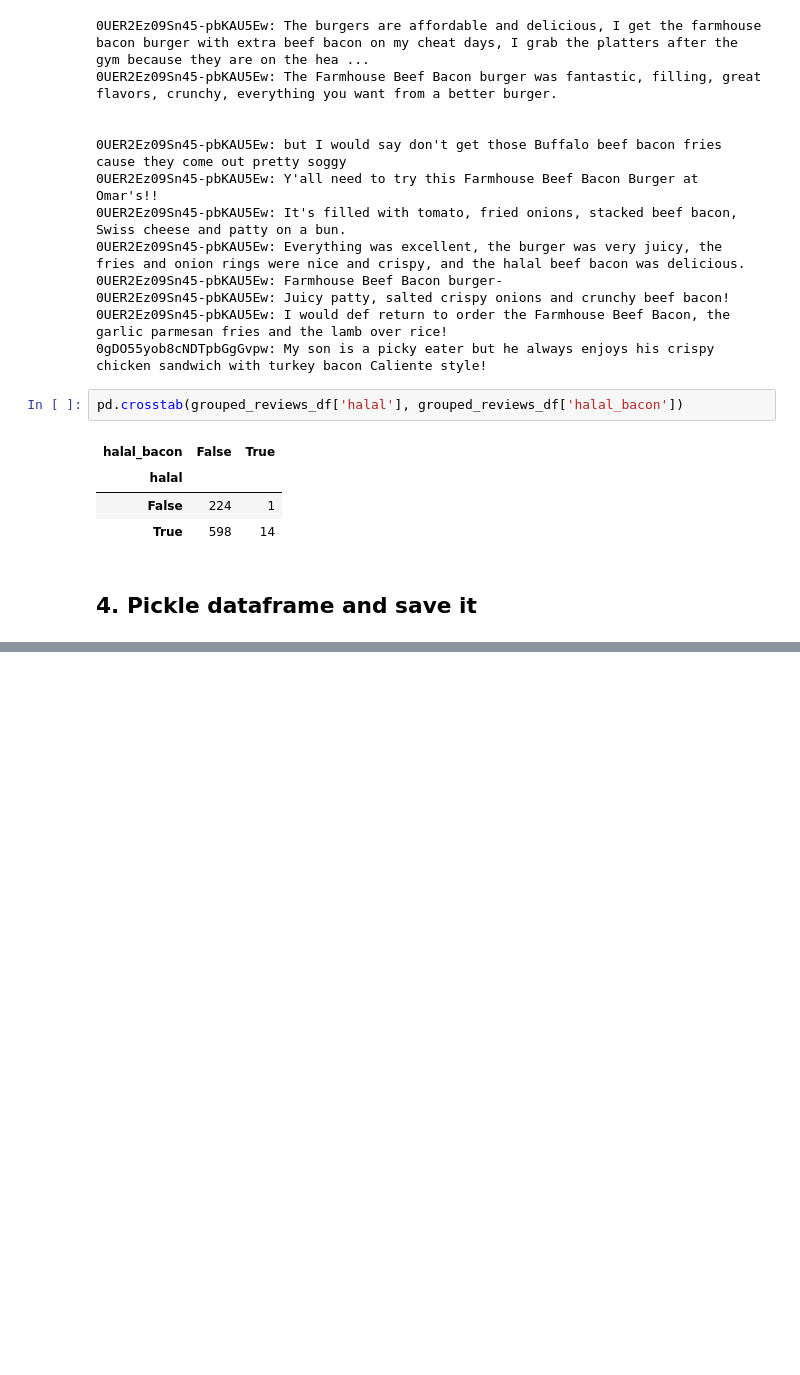
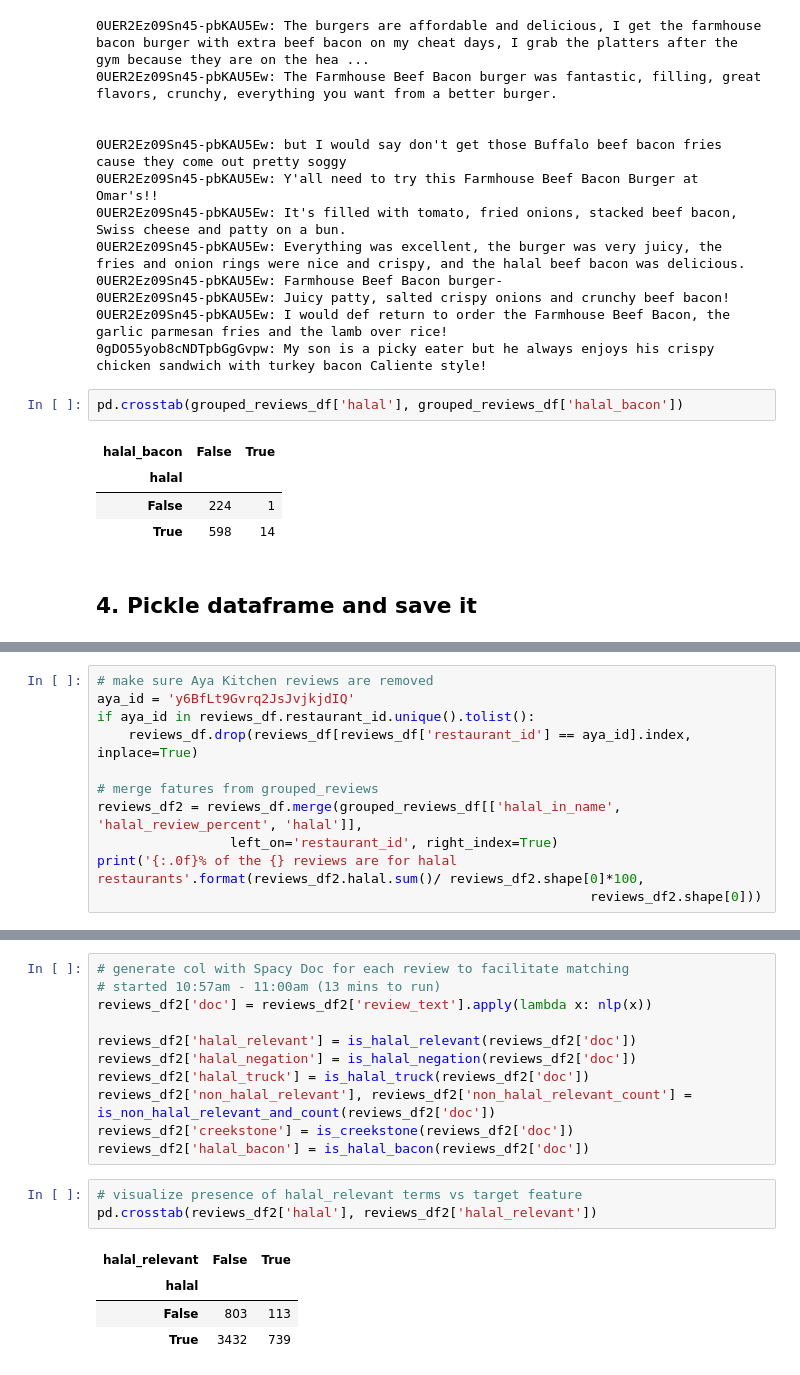
Before and after one commit to WAzaizeh/Halal_o_Meter, a Jupyter notebook: src/features/feature_engineering/Feature_Engineering_2.ipynb, the cells around one changed output, grey strips where cells are left out. Drawn from its saved outputs; the diff is of its cells as text; blank space fills up the shorter version.

```diff
--- a/src/features/feature_engineering/Feature_Engineering_2.ipynb
+++ b/src/features/feature_engineering/Feature_Engineering_2.ipynb
@@ -420,0 +425,11 @@ to_pickle_df.to_pickle(file_name)
+# %%
+# make sure Aya Kitchen reviews are removed
+aya_id = 'y6BfLt9Gvrq2JsJvjkjdIQ'
+if aya_id in reviews_df.restaurant_id.unique().tolist():
+    reviews_df.drop(reviews_df[reviews_df['restaurant_id'] == aya_id].index, inplace=True)
+
+# merge fatures from grouped_reviews
+reviews_df2 = reviews_df.merge(grouped_reviews_df[['halal_in_name', 'halal_review_percent', 'halal']],
+                 left_on='restaurant_id', right_index=True)
+print('{:.0f}% of the {} reviews are for halal restaurants'.format(reviews_df2.halal.sum()/ reviews_df2.shape[0]*100,
+                                                               reviews_df2.shape[0]))
@@ -420,0 +533,19 @@ to_pickle_df.to_pickle(file_name)
+# %%
+# generate col with Spacy Doc for each review to facilitate matching
+# started 10:57am - 11:00am (13 mins to run)
+reviews_df2['doc'] = reviews_df2['review_text'].apply(lambda x: nlp(x))
+
+reviews_df2['halal_relevant'] = is_halal_relevant(reviews_df2['doc'])
+reviews_df2['halal_negation'] = is_halal_negation(reviews_df2['doc'])
+reviews_df2['halal_truck'] = is_halal_truck(reviews_df2['doc'])
+reviews_df2['non_halal_relevant'], reviews_df2['non_halal_relevant_count'] = is_non_halal_relevant_and_count(reviews_df2['doc'])
+reviews_df2['creekstone'] = is_creekstone(reviews_df2['doc'])
+reviews_df2['halal_bacon'] = is_halal_bacon(reviews_df2['doc'])
+# %%
+# visualize presence of halal_relevant terms vs target feature
+pd.crosstab(reviews_df2['halal'], reviews_df2['halal_relevant'])
+# %% [output]
+| halal_relevant | False | True |
+| halal |  |  |
+| False | 803 | 113 |
+| True | 3432 | 739 |
```
Also changed, not shown: parts of 15 cells of this notebook, 5 other files.
